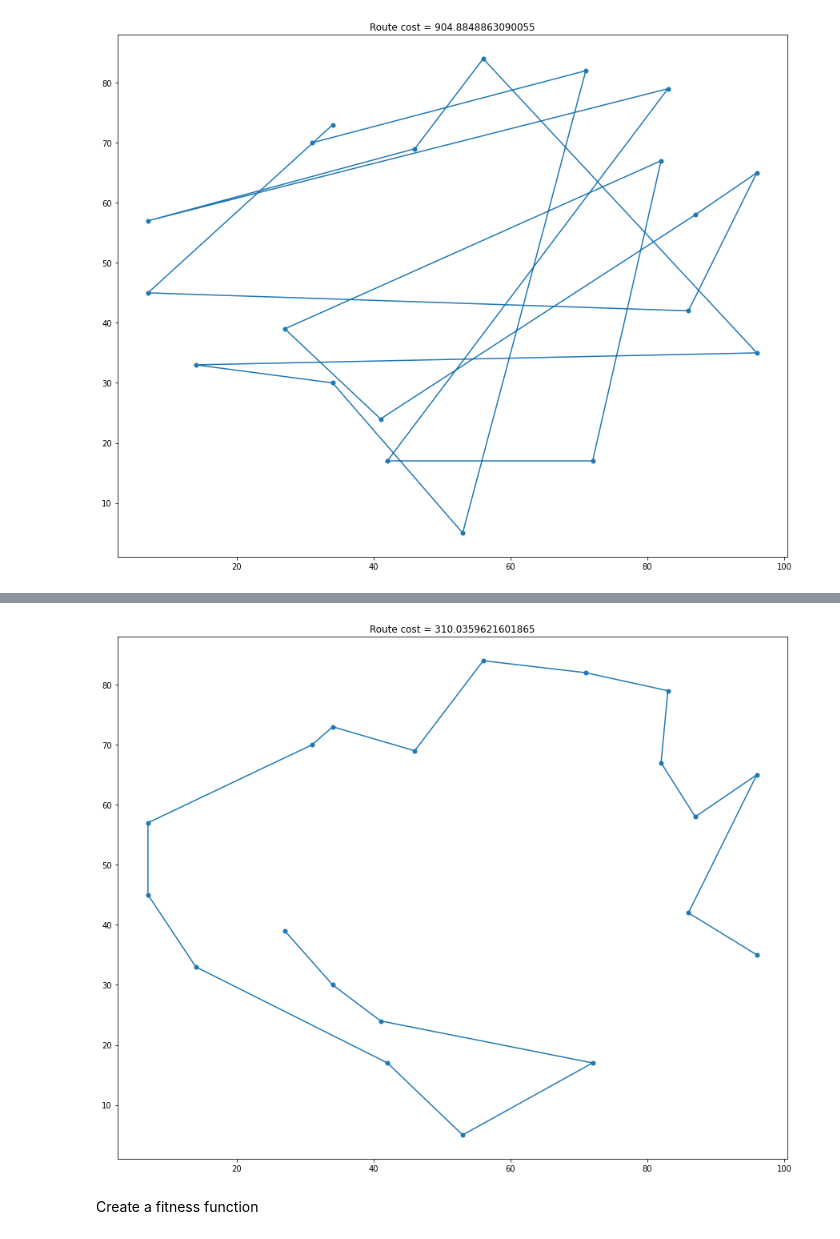
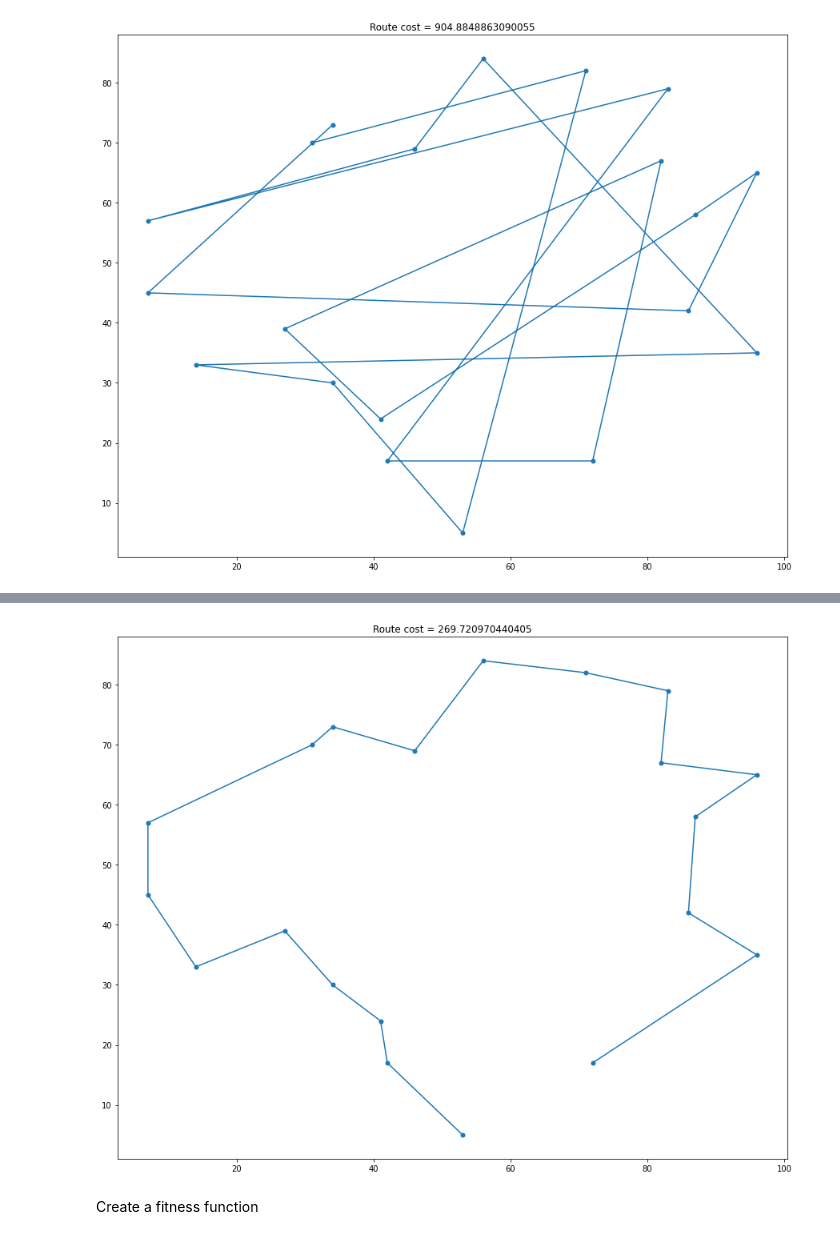
Before and after one commit to borislevant/aiplayground, a Jupyter notebook: genetic_algorithm_TSP.ipynb, the cells around one changed output, grey strips where cells are left out. Saved outputs shown, nothing was run; the diff lists cells and outputs as text; code cells hidden in the pictures.

```diff
--- a/genetic_algorithm_TSP.ipynb
+++ b/genetic_algorithm_TSP.ipynb
@@ -100,6 +100,6 @@ def hill_climbing_restart(cities, nstarts, niter=10):
             best_rt = new_rt
     return best_rt
 # %%
-new_route = hill_climbing_restart(ct, nstarts=50, niter=20)
+new_route = hill_climbing_restart(ct, nstarts=10, niter=50)
 new_route.show()
 # %% [output]
@@ -121,10 +121,10 @@ def simulated_anealing(rstart, niter=10, temp=100.0):
         current_route = route
     return current_route
 # %%
-new_route = simulated_anealing(route(ct), niter=20, temp=100.0)
+new_route = simulated_anealing(route(ct), niter=50, temp=100.0)
 new_route.show()
 # %% [output]
-[figure, old version]
+[figure, new version]
 # %% [markdown]
 Create a fitness function
 # %%
```
Also changed, not shown: parts of 2 cells of this notebook.
